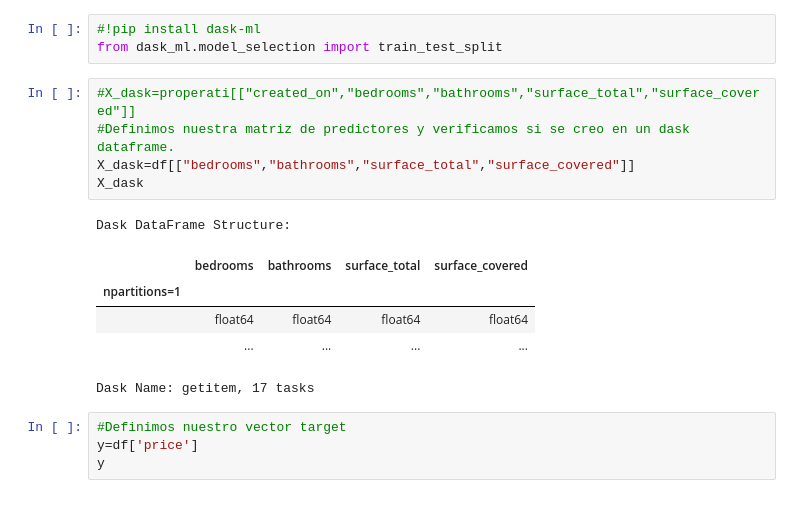
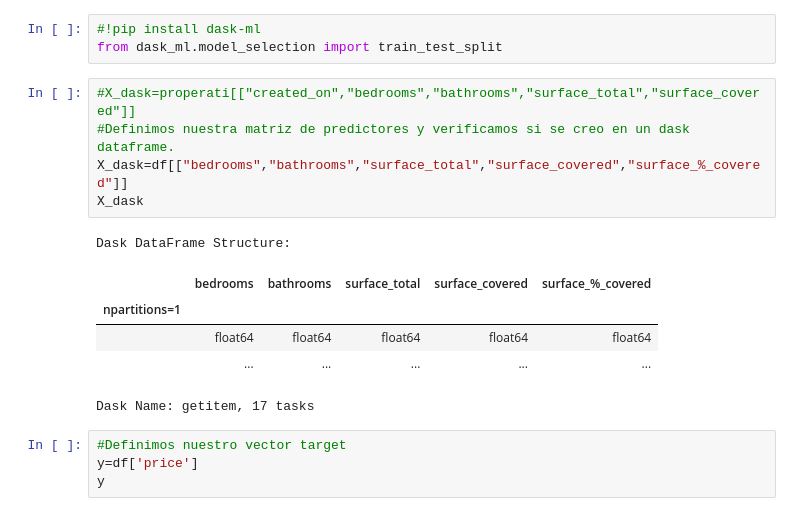
Before and after one commit to humitaz/BigData-Analytics, a Jupyter notebook: Trabajo 2.ipynb, the cells around one changed output. Drawn from its saved outputs; the diff is of its cells as text.

```diff
--- a/Trabajo 2.ipynb
+++ b/Trabajo 2.ipynb
@@ -251,14 +242,14 @@ from dask_ml.model_selection import train_test_split
 # %%
 #X_dask=properati[["created_on","bedrooms","bathrooms","surface_total","surface_covered"]]
 #Definimos nuestra matriz de predictores y verificamos si se creo en un dask dataframe.
-X_dask=df[["bedrooms","bathrooms","surface_total","surface_covered"]]
+X_dask=df[["bedrooms","bathrooms","surface_total","surface_covered","surface_%_covered"]]
 X_dask
 # %% [output]
 Dask DataFrame Structure:
-|  | bedrooms | bathrooms | surface_total | surface_covered |
-| npartitions=1 |  |  |  |  |
-|  | float64 | float64 | float64 | float64 |
-|  | ... | ... | ... | ... |
+|  | bedrooms | bathrooms | surface_total | surface_covered | surface_%_covered |
+| npartitions=1 |  |  |  |  |  |
+|  | float64 | float64 | float64 | float64 | float64 |
+|  | ... | ... | ... | ... | ... |
 Dask Name: getitem, 17 tasks
 # %%
 #Definimos nuestro vector target
```
Also changed, not shown: parts of 9 cells of this notebook.
